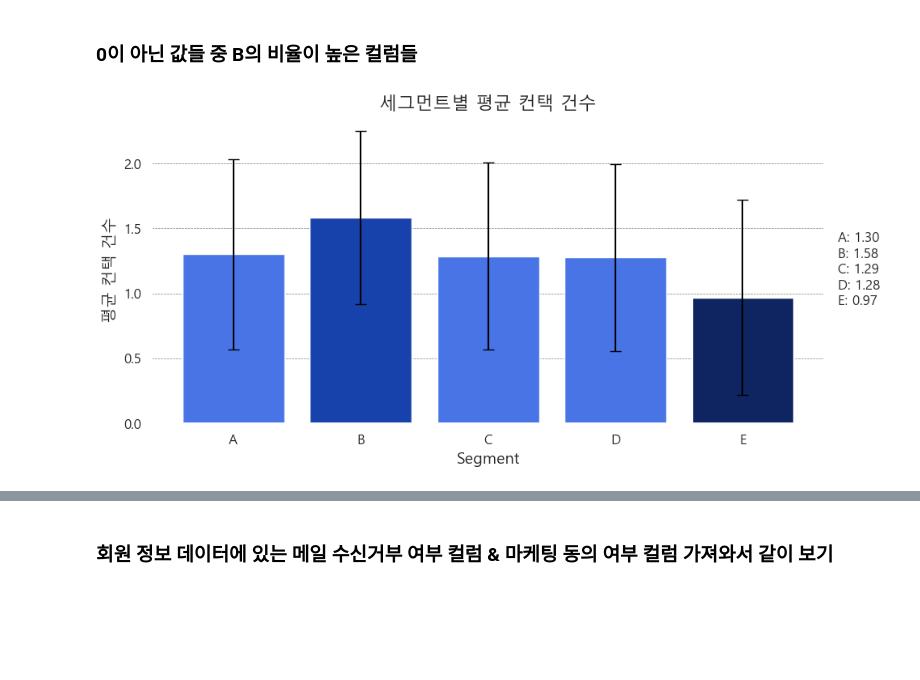
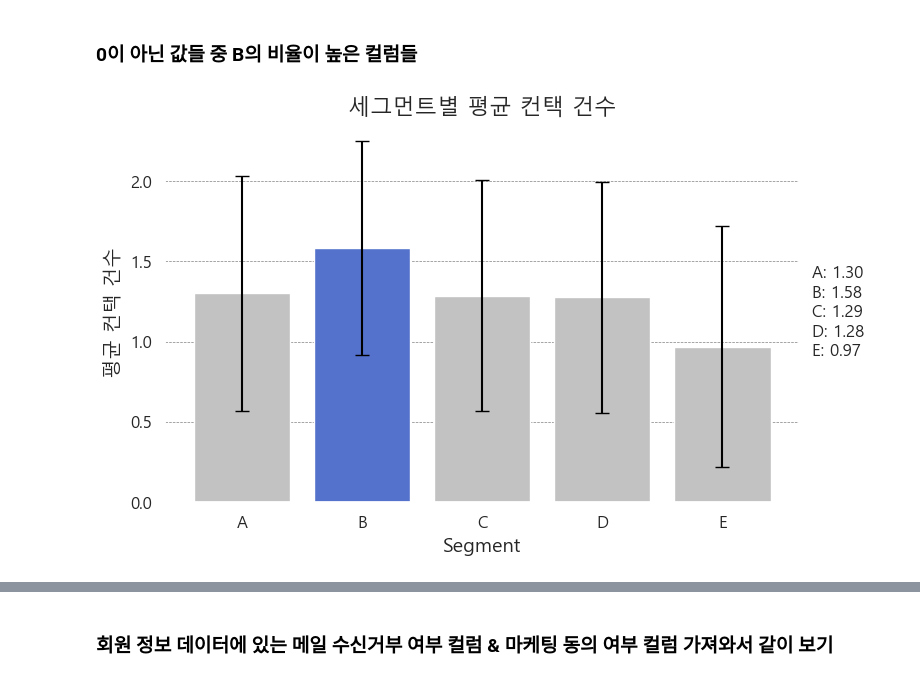
Before and after one commit to ming111777/dung2, a Jupyter notebook: Final project/전처리/마케팅정보 EDA.ipynb, the cells around one changed output, grey strips where cells are left out. Saved outputs shown, nothing was run; the diff lists cells and outputs as text; code cells hidden in the pictures; blank space fills up the shorter version.

```diff
--- a/Final project/전처리/마케팅정보 EDA.ipynb
+++ b/Final project/전처리/마케팅정보 EDA.ipynb
@@ -272,34 +296,9 @@ for orig_col in valid_cols:
 # %%
-# 분석 대상 컬럼 리스트 설정
-cols = [
-    '컨택건수_이용유도_EM_B0M',
-    '컨택건수_이용유도_EM_R6M'
-]
-
-# 비0 플래그 생성
-for c in cols:
-    df2[f'{c}_flag'] = (df2[c] != 0).astype(int)
-
-# 합산 지표 생성
-flag_cols = [f'{c}_flag' for c in cols]
-df2['contact_score'] = df2[flag_cols].sum(axis=1)
-
-# 세그먼트별 평균과 표준편차 계산
-segment_mean = df2.groupby('Segment')['contact_score'].mean().sort_index()
-segment_std  = df2.groupby('Segment')['contact_score'].std().sort_index()
-
-# mean_df 생성
-mean_df = pd.DataFrame({
-    'Segment': segment_mean.index,
-    'mean_contact': segment_mean.values,
-    'std_contact': segment_std.values
-})
-
 # 플롯 그리기
-fig, ax = plt.subplots(figsize=(10, 5))
+fig, ax = plt.subplots(figsize=(8, 5))
 ax.set_axisbelow(True)
 
-palette = ['#2E69FF', '#0037C3', '#2E69FF', '#2E69FF', '#001F6F']
+palette = ['#C2C2C2', '#4068E0', '#C2C2C2', '#C2C2C2', '#C2C2C2']
 bars = sns.barplot(
     data=mean_df,
     x='Segment',
@@ -321,31 +320,31 @@ ax.errorbar(
     capsize=5,
     color='black',
     zorder=2
 )
 
 # 오른쪽 바깥에 평균값 정보 박스
 info_text = '\n'.join(
     f"{seg}: {val:.2f}"
    for seg, val in zip(mean_df['Segment'], mean_df['mean_contact'])
 )
 ax.text(
     1.02, 0.5, info_text,
     transform=ax.transAxes,
     fontsize=12,
     va='center',
     bbox=dict(boxstyle='round,pad=0.5', facecolor='white', alpha=0.9)
 )
 
 # 레이블·타이틀·그리드
 ax.set_title('세그먼트별 평균 컨택 건수', fontsize=16)
 ax.set_xlabel('Segment', fontsize=14)
 ax.set_ylabel('평균 컨택 건수', fontsize=14)
 ax.tick_params(labelsize=12)
 ax.grid(axis='y', linestyle='--', linewidth=0.5, color='gray')
 
 fig.patch.set_facecolor('white')
 ax.set_facecolor('white')
 plt.tight_layout()
 plt.show()
 # %% [output]
-[figure, old version]
+[figure, new version]
```
Also changed, not shown: parts of 15 cells of this notebook, 8 other files.
